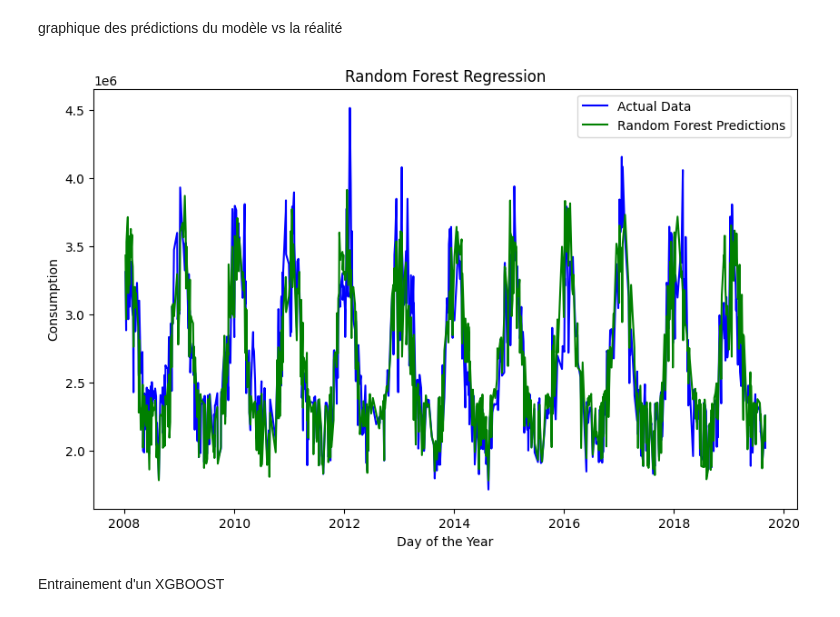
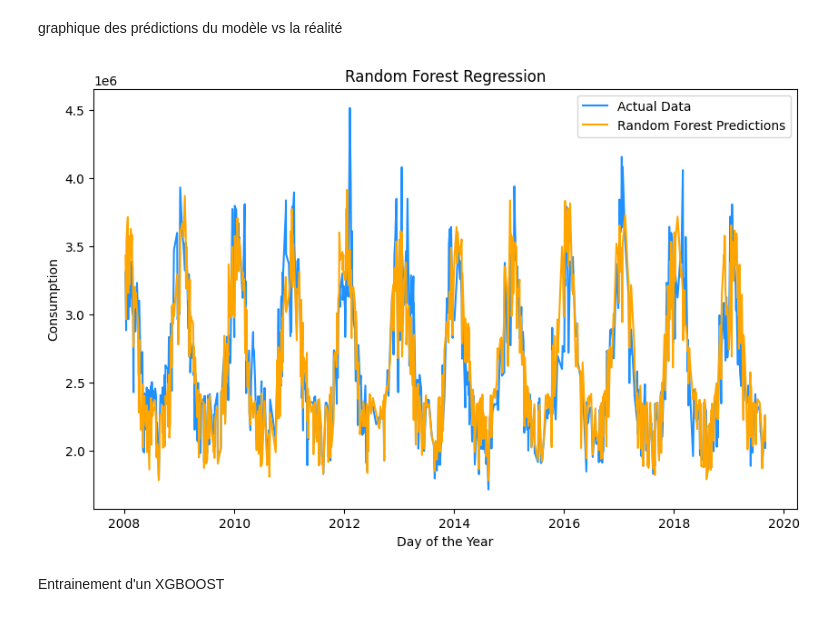
Before and after one commit to Derka88/MLOPS-project, a Jupyter notebook: Notebook/Energy_forecasting.ipynb, the cells around one changed output. Cells and saved outputs as stored; diff of their text form; code cells hidden in the pictures.

Commit message:
Correction graphique notebook

```diff
--- a/Notebook/Energy_forecasting.ipynb
+++ b/Notebook/Energy_forecasting.ipynb
@@ -196,28 +196,28 @@ graphique des prédictions du modèle vs la réalité
 # %%
 # Supposons que df contient la colonne Numero_jour
 # Assure-toi que X_test et y_test ont le même index que df
 X_graphe =X_test.copy()
 X_graphe['Numero_jour'] = data.loc[X_graphe.index, 'jour']  # Réintègre Numero_jour dans X_graphe
 
 # Crée un DataFrame pour le graphique
 graph_data = pd.DataFrame({
     'Numero_jour': X_graphe['Numero_jour'],
     'Actual': y_test.values,
     'Prediction': forest['predictions']
 })
 
 # Tracer le graphique
 plt.figure(figsize=(10, 6))
-sns.lineplot(x='Numero_jour', y='Actual', data=graph_data, color='blue', label='Actual Data', errorbar=None)
-sns.lineplot(x='Numero_jour', y='Prediction', data=graph_data, color='green', label='Random Forest Predictions', errorbar=None)
+sns.lineplot(x='Numero_jour', y='Actual', data=graph_data, color='dodgerblue', label='Actual Data', errorbar=None)
+sns.lineplot(x='Numero_jour', y='Prediction', data=graph_data, color='orange', label='Random Forest Predictions', errorbar=None)
 
 plt.title('Random Forest Regression')
 plt.xlabel("Day of the Year")
 plt.ylabel('Consumption')
 plt.legend()
 plt.show()
 # %% [output]
-[figure, old version]
+[figure, new version]
 # %% [markdown]
 Entrainement d'un XGBOOST
 # %%
```
Also changed, not shown: parts of 4 cells of this notebook.
